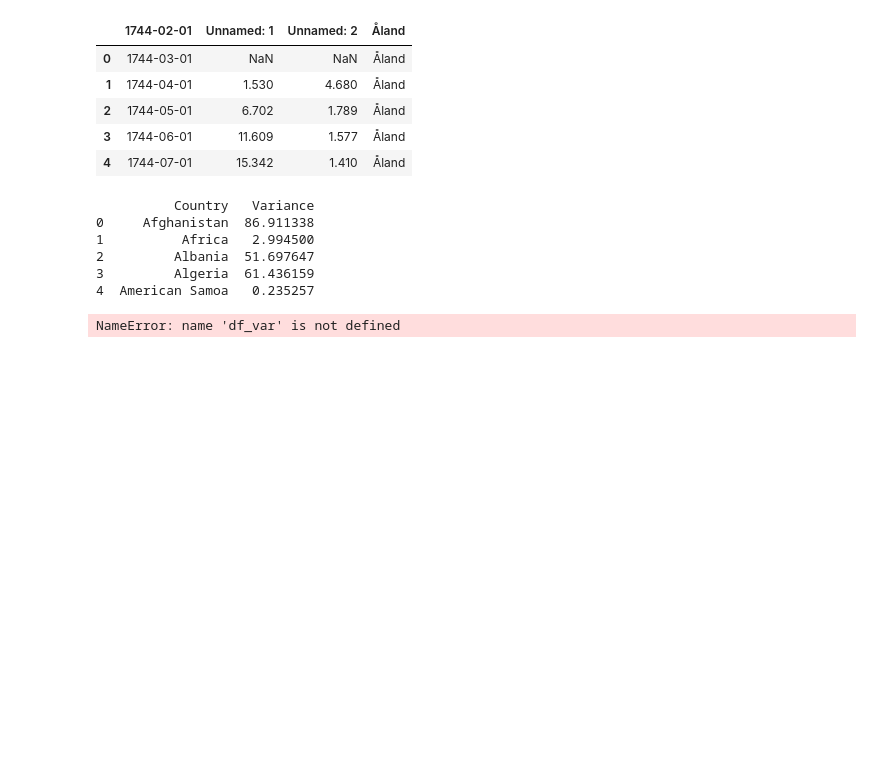
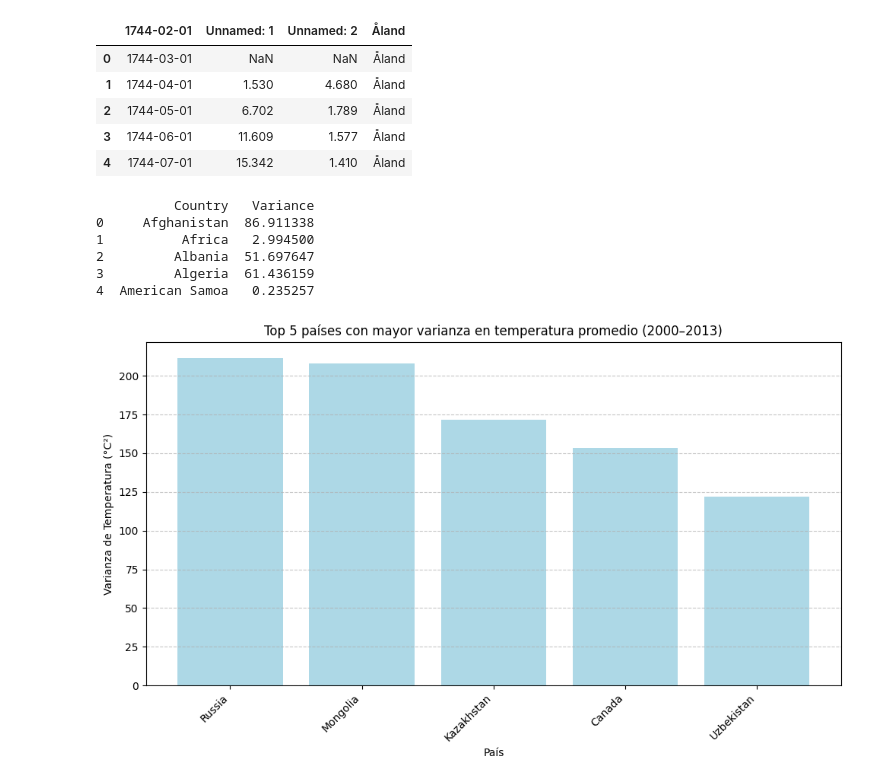
Before and after one commit to ramircar2020/BCtechCopilot, a Jupyter notebook: TP_Variación_Temp_PyE_2025_RAMIREZ_MIERS__carlos.ipynb, the cells around one changed output. Drawn from its saved outputs; the diff is of its cells as text; code cells hidden in the pictures; blank space fills up the shorter version.

```diff
--- a/TP_Variación_Temp_PyE_2025_RAMIREZ_MIERS__carlos.ipynb
+++ b/TP_Variación_Temp_PyE_2025_RAMIREZ_MIERS__carlos.ipynb
@@ -387,20 +397,20 @@ print(df_var.head())
 3         Algeria  61.436159
 4  American Samoa   0.235257
 # %%
-import matplotlib.pyplot as plt
+
 
 # Ordenar por varianza descendente y seleccionar los 10 primeros
-top_var = df_var.sort_values(by='Variance', ascending=False).head(10)
+top_var = df_var.sort_values(by='Variance', ascending=False).head(5)
 
 # Crear el gráfico de barras
 plt.figure(figsize=(10, 6))
 plt.bar(top_var['Country'], top_var['Variance'], color='lightblue')
 plt.xticks(rotation=45, ha='right')
-plt.title('Top 10 países con mayor varianza en temperatura media (2000–2013)')
+plt.title('Top 5 países con mayor varianza en temperatura promedio (2000–2013)')
 plt.ylabel('Varianza de Temperatura (°C²)')
 plt.xlabel('País')
 plt.tight_layout()
 plt.grid(axis='y', linestyle='--', alpha=0.7)
 plt.show()
 # %% [output]
-NameError: name 'df_var' is not defined
+[figure, added]
```
Also changed, not shown: parts of 14 cells of this notebook.
